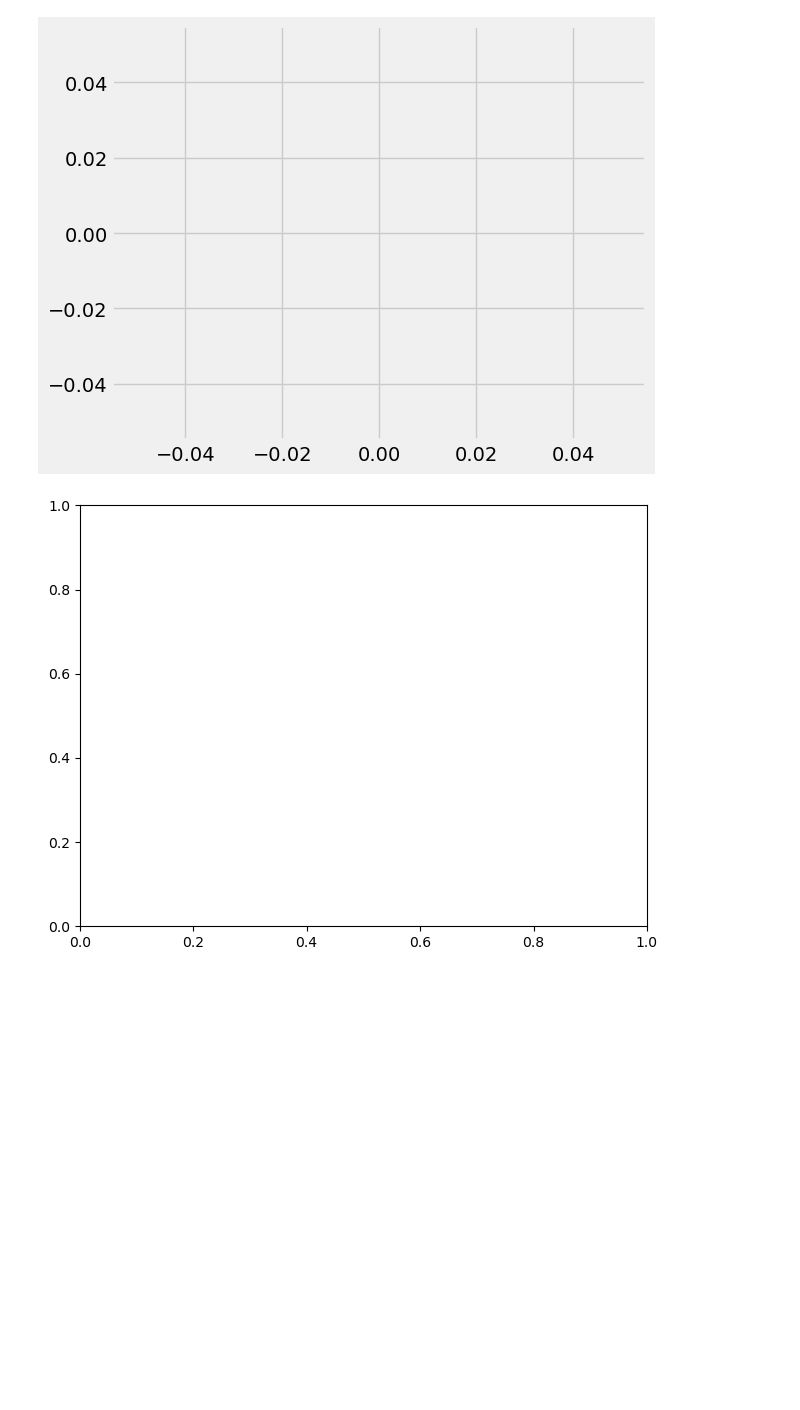
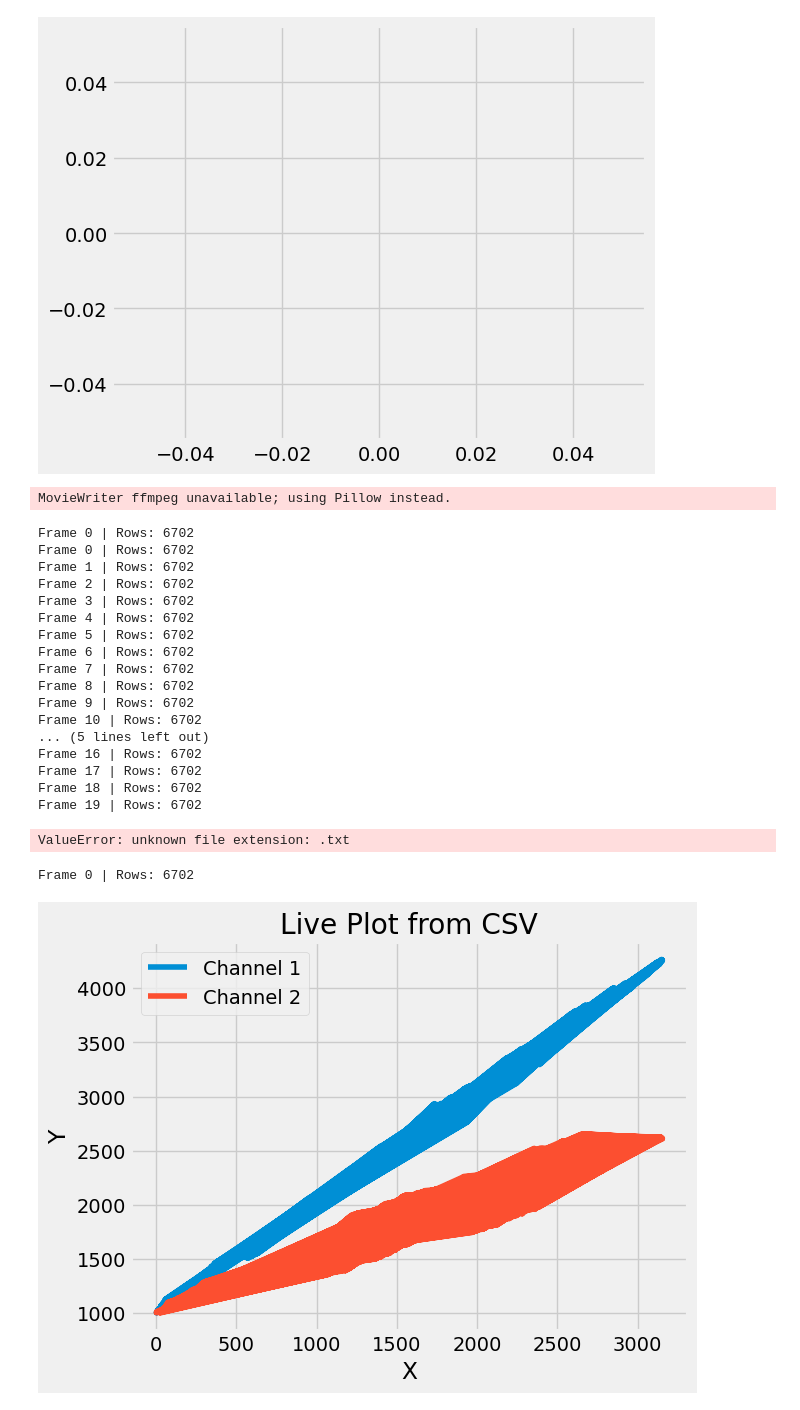
Before and after one commit to Bipin-Paudel/Learning_challenge----matplotlip, a Jupyter notebook: ten.ipynb, the cells around one changed output. Cells and saved outputs as stored; diff of their text form; code cells hidden in the pictures; blank space fills up the shorter version.

```diff
--- a/ten.ipynb
+++ b/ten.ipynb
@@ -62,32 +62,53 @@ import matplotlib.pyplot as plt
 from matplotlib.animation import FuncAnimation
 
 fig, ax = plt.subplots()
 
 def animate(i):
     try:
         data = pd.read_csv('data6.csv')
         print(f"Frame {i} | Rows: {len(data)}")
 
         x = data['x_value']
         y1 = data['total_1']
         y2 = data['total_2']
 
         ax.clear()
 
         ax.plot(x, y1, label='Channel 1')
         ax.plot(x, y2, label='Channel 2')
 
         ax.legend(loc='upper left')
         ax.set_title('Live Plot from CSV')
         ax.set_xlabel('X')
         ax.set_ylabel('Y')
 
     except Exception as e:
         print(f"Error at frame {i}: {e}")
 
-ani = FuncAnimation(fig, animate, interval=1000, cache_frame_data=False)
+anim = FuncAnimation(fig, animate, interval=1000, cache_frame_data=True)
 
+anim.save('anim.txt')
 plt.tight_layout()
 plt.show()
 # %% [output]
+MovieWriter ffmpeg unavailable; using Pillow instead.
+Frame 0 | Rows: 6702
+Frame 0 | Rows: 6702
+Frame 1 | Rows: 6702
+Frame 2 | Rows: 6702
+Frame 3 | Rows: 6702
+Frame 4 | Rows: 6702
+Frame 5 | Rows: 6702
+Frame 6 | Rows: 6702
+Frame 7 | Rows: 6702
+Frame 8 | Rows: 6702
+Frame 9 | Rows: 6702
+Frame 10 | Rows: 6702
+... (5 lines left out)
+Frame 16 | Rows: 6702
+Frame 17 | Rows: 6702
+Frame 18 | Rows: 6702
+Frame 19 | Rows: 6702
+ValueError: unknown file extension: .txt
+Frame 0 | Rows: 6702
-[figure, old version]
+[figure, new version]
```
Also changed, not shown: parts of 1 cell of this notebook, 7 other files.
